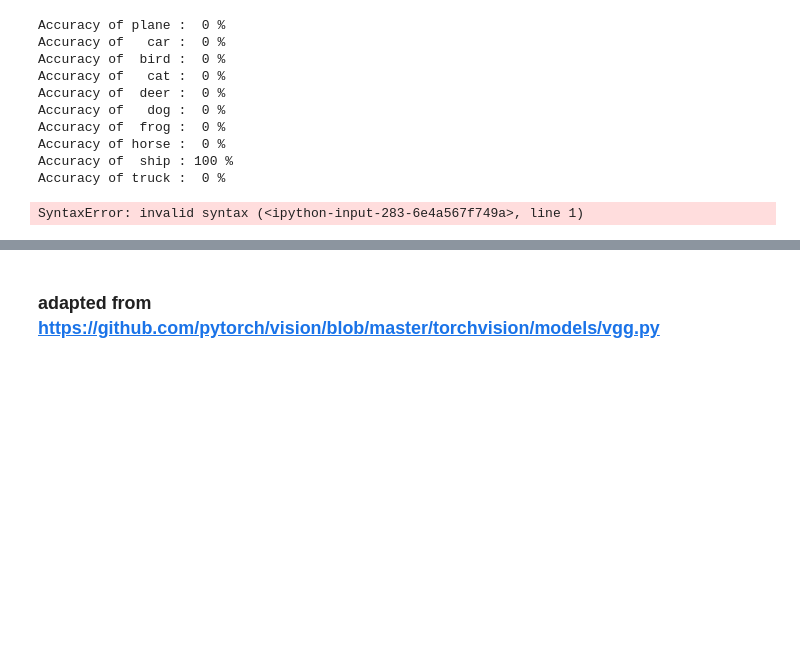
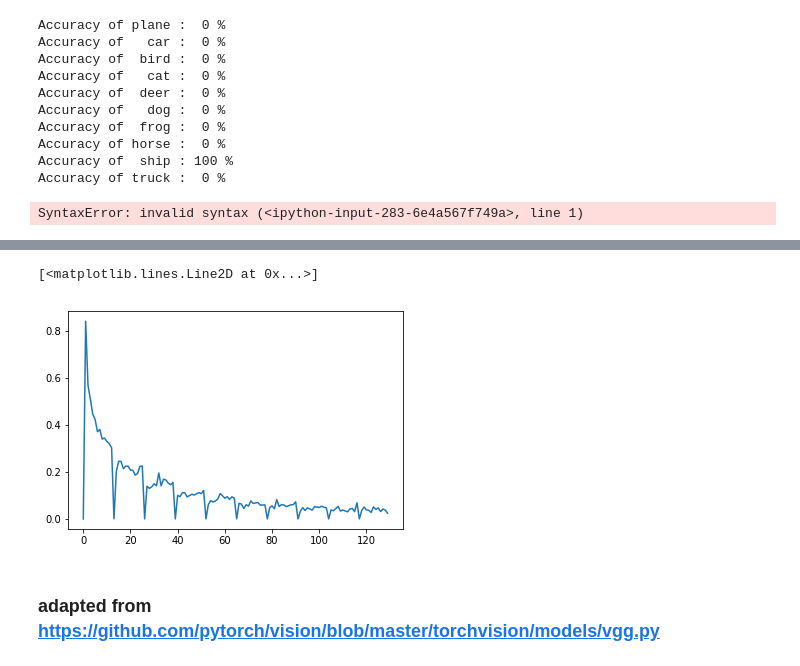
Before and after one commit to ChristopherSweeney/SlimNets, a Jupyter notebook: prunning.ipynb, the cells around one changed output, grey strips where cells are left out. Cells and saved outputs as stored; diff of their text form; code cells hidden in the pictures; blank space fills up the shorter version.

```diff
--- a/prunning.ipynb
+++ b/prunning.ipynb
@@ -676,6 +684,2 @@ SyntaxError: invalid syntax (<ipython-input-283-6e4a567f749a>, line 1)
 # %%
-prune = PruneWrapSparse(0,model,0,.4,100,600,trainloader)
-prune.calculate_current_model_size()
-prune.calculate_current_model_size2()
-
-#prune.calculate_current_model_inference_time(10)
+prune = PruneWrapSparse(0,model,0,.75,100,1000,trainloader)
@@ -811,0 +776,3 @@ NameError: name 'weight_prune' is not defined
+# %%
+criterion = nn.CrossEntropyLoss()
+optimizer = optim.SGD(model1.parameters(), lr=0.001, momentum=0.9)
@@ -811,0 +816,2 @@ NameError: name 'weight_prune' is not defined
+# %%
+prune_rate(model1)
@@ -811,0 +840,30 @@ NameError: name 'weight_prune' is not defined
+# %%
+losses=[]
+
+
+for epoch in range(10):  # loop over the dataset multiple times
+    running_loss = 0.0
+    for t, (x, y) in enumerate(trainloader):
+        inputs, labels = to_var(x), to_var(y.long())
+
+        # zero the parameter gradients
+        optimizer.zero_grad()
+
+        # forward + backward + optimize
+        outputs = model1(inputs)
+        loss = criterion(outputs, labels)
+        loss.backward()
+        optimizer.step()
+
+        # print statistics
+        running_loss += loss.data[0]
+        if t % 1000 == 0:
+            print('[%d, %5d] loss: %.3f' %
+                  (epoch + 1, t + 1, running_loss / 1000.))
+            losses.append(running_loss/1000.)
+            running_loss = 0.0
+
+print('Finished Training')
+
+
+#torch.save(net.state_dict(), 'vgg_pruned.pkl')
@@ -812,3 +917,9 @@ NameError: name 'weight_prune' is not defined
+# %%
+plt.figure()
+plt.plot(losses)
+# %% [output]
+[<matplotlib.lines.Line2D at 0x...>]
+[figure, added]
 # %% [markdown]
 ### adapted from https://github.com/pytorch/vision/blob/master/torchvision/models/vgg.py
 # %% [markdown]
```
Also changed, not shown: parts of 32 cells of this notebook, 1 other file.
